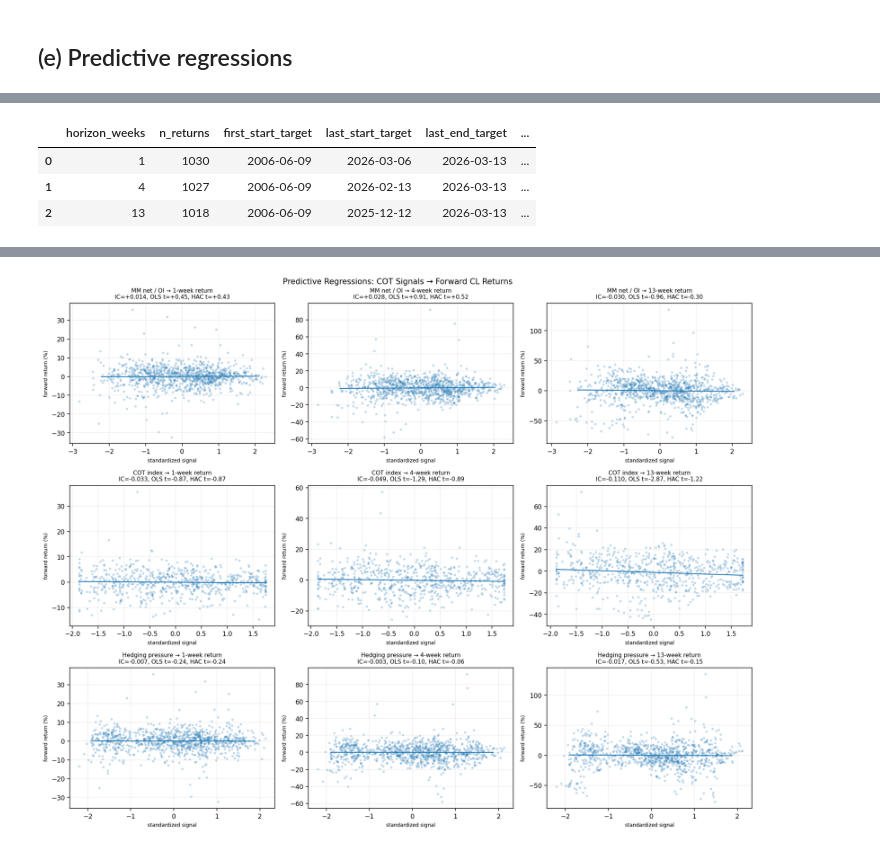
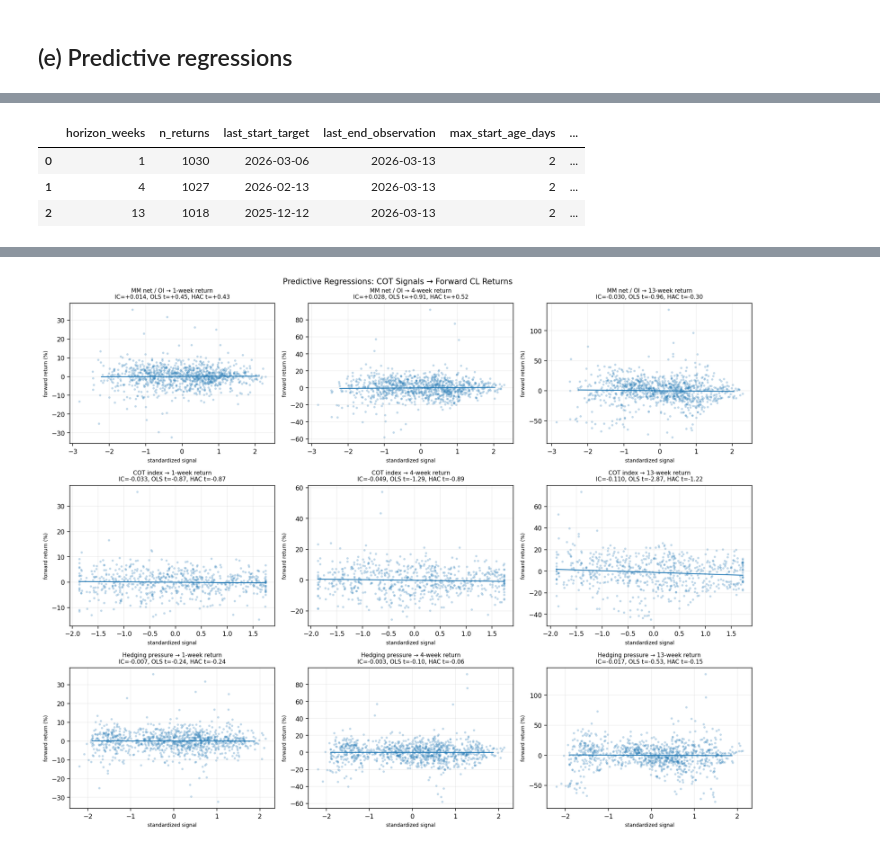
Before and after one commit to ajo2159/IEOR-E4576-HW2, a Jupyter notebook: IEOR_E4576_HW2.ipynb, the cells around one changed output, grey strips where cells are left out. Saved outputs shown, nothing was run; the diff lists cells and outputs as text; code cells hidden in the pictures.

```diff
--- a/IEOR_E4576_HW2.ipynb
+++ b/IEOR_E4576_HW2.ipynb
@@ -205,11 +247,14 @@ Disaggregated accounting identity:
 # %%
 # Contract metadata for CL. The assignment specifies rolling a few days before
 # each contract's last trading day, so lasttrddate is the roll anchor here.
-cl_info = conn.raw_sql("""
+# For Question 1 only, startdate is capped to the submitted CL snapshot so
+# later listings cannot enter a future rerun.
+cl_info = conn.raw_sql(f"""
     SELECT futcode, contrcode, contrdate, lasttrddate, firstnoticedate, startdate
     FROM trdstrm.wrds_contract_info
     WHERE contrcode = 1986
       AND lasttrddate >= '2006-01-01'
+      AND (startdate IS NULL OR startdate <= '{CL_AS_OF_DATE:%Y-%m-%d}')
     ORDER BY lasttrddate, futcode
 """, date_cols=['lasttrddate', 'firstnoticedate', 'startdate'])
 
@@ -219,6 +264,6 @@ cl_info = (cl_info.dropna(subset=['lasttrddate'])
                   .drop_duplicates('futcode'))
 
 assert cl_info['lasttrddate'].is_monotonic_increasing
-print(f'CL contracts: {len(cl_info)}')
+print(f'CL contracts listed by snapshot date: {len(cl_info)}')
 cl_info.head()
 # %% [output]
@@ -230,12 +275,14 @@ CL contracts: 373
 | 3 | 75148 | 1986.0 | 0506 | 2006-04-20 | NaT | 2003-11-21 |
 | 4 | 38084 | 1986.0 | 0606 | 2006-05-22 | NaT | 2003-05-21 |
 # %%
-# Daily settlements for all CL contracts in the metadata table.
+# Daily settlements for all CL contracts in the metadata table, frozen to the
+# submitted Question 1 CL snapshot.
 futcodes = ','.join(cl_info['futcode'].astype(str))
 cl_px = conn.raw_sql(f"""
     SELECT DISTINCT futcode, date_ AS date, settlement
     FROM trdstrm.wrds_fut_contract
     WHERE futcode IN ({futcodes})
+      AND date_ <= '{CL_AS_OF_DATE:%Y-%m-%d}'
     ORDER BY futcode, date_
 """, date_cols=['date'])
 
@@ -246,8 +293,15 @@ cl_px = (cl_px.dropna(subset=['date', 'settlement'])
               .reset_index(drop=True))
 
 assert not cl_px.duplicated(['futcode', 'date']).any()
+assert cl_px['date'].max() <= CL_AS_OF_DATE
+_cl_hash = pd.util.hash_pandas_object(
+    cl_px[['futcode', 'date', 'settlement']], index=False
+).values.tobytes()
+CL_PRICE_SHA256 = hashlib.sha256(_cl_hash).hexdigest()
+
 print(f'CL price bars: {len(cl_px):,}')
 print(f'Price history: {cl_px["date"].min():%Y-%m-%d} to {cl_px["date"].max():%Y-%m-%d}')
+print(f'CL settlement snapshot SHA256: {CL_PRICE_SHA256}')
 # %% [output]
 CL price bars: 487,828
 Price history: 1999-11-22 to 2026-04-03
@@ -878,35 +1164,58 @@ display(res_df.assign(**{c: res_df[c].map(f) for c, f in fmt.items()}))
 # %%
-# Alignment / stale-data audit. Timing errors and roll contamination can dominate
-# a predictive futures backtest, so fail explicitly if any invariant is violated.
+# Alignment / stale-data audit.  Fail explicitly if timing invariants are violated.
 audit_rows = []
+post_audit_rows = []
 for h in [1, 4, 13]:
     valid = wide[f'fwd_ret_{h}w'].notna()
-    if not valid.any():
-        continue
+    if valid.any():
+        starts = wide.loc[valid, 'friday']
+        start_obs_dates = pd.to_datetime(wide.loc[valid, 'return_index_fri_date'])
+        ends = pd.to_datetime(wide.loc[valid, f'end_target_{h}w'])
+        end_obs_dates = pd.to_datetime(wide.loc[valid, f'end_return_index_date_{h}w'])
 
-    starts = wide.loc[valid, 'friday']
-    start_obs_dates = pd.to_datetime(wide.loc[valid, 'return_index_fri_date'])
-    ends = pd.to_datetime(wide.loc[valid, f'end_target_{h}w'])
-    end_obs_dates = pd.to_datetime(wide.loc[valid, f'end_return_index_date_{h}w'])
+        assert (start_obs_dates <= starts).all()
+        assert (end_obs_dates <= ends).all()
+        assert ((starts - start_obs_dates).dt.days <= 3).all()
+        assert ((ends - end_obs_dates).dt.days <= 3).all()
+        assert (end_obs_dates > start_obs_dates).all()
+        assert (end_obs_dates <= front_return_index.index.max()).all()
 
-    assert (start_obs_dates <= starts).all()
-    assert (end_obs_dates <= ends).all()
-    assert ((starts - start_obs_dates).dt.days <= 3).all()
-    assert ((ends - end_obs_dates).dt.days <= 3).all()
-    assert (end_obs_dates > start_obs_dates).all()
-    assert (end_obs_dates <= front_return_index.index.max()).all()
+        audit_rows.append({
+            'horizon_weeks': h,
+            'n_returns': int(valid.sum()),
+            'last_start_target': starts.max().date(),
+            'last_end_observation': end_obs_dates.max().date(),
+            'max_start_age_days': int((starts - start_obs_dates).dt.days.max()),
+            'max_end_age_days': int((ends - end_obs_dates).dt.days.max()),
+        })
 
-    audit_rows.append({
-        'horizon_weeks': h,
-        'n_returns': int(valid.sum()),
-        'first_start_target': starts.min().date(),
-        'last_start_target': starts.max().date(),
-        'last_end_target': ends.max().date(),
-        'last_end_observation': end_obs_dates.max().date(),
-        'max_start_age_days': int((starts - start_obs_dates).dt.days.max()),
-        'max_end_age_days': int((ends - end_obs_dates).dt.days.max()),
-    })
+    pvalid = wide[f'post_fwd_ret_{h}w'].notna()
+    if pvalid.any():
+        release_fridays = pd.to_datetime(wide.loc[pvalid, 'friday'])
+        post_starts = pd.to_datetime(wide.loc[pvalid, 'post_release_start_date'])
+        post_targets = pd.to_datetime(wide.loc[pvalid, f'post_end_target_{h}w'])
+        post_ends = pd.to_datetime(wide.loc[pvalid, f'post_end_date_{h}w'])
 
+        assert (post_starts > release_fridays).all()
+        assert ((post_starts - release_fridays).dt.days.between(1, 4)).all()
+        assert (post_ends <= post_targets).all()
+        assert ((post_targets - post_ends).dt.days.between(0, 3)).all()
+        assert (post_ends > post_starts).all()
+        assert (post_ends <= front_return_index.index.max()).all()
+
+        post_audit_rows.append({
+            'horizon_weeks': h,
+            'n_returns': int(pvalid.sum()),
+            'max_release_to_start_days': int((post_starts - release_fridays).dt.days.max()),
+            'max_end_age_days': int((post_targets - post_ends).dt.days.max()),
+            'last_start_observation': post_starts.max().date(),
+            'last_end_observation': post_ends.max().date(),
+        })
+
+print('Assignment-timing alignment audit')
 audit_df = pd.DataFrame(audit_rows)
 display(audit_df)
+print('Post-release timing alignment audit')
+post_release_audit_df = pd.DataFrame(post_audit_rows)
+display(post_release_audit_df)
 # %% [output]
@@ -913,4 +1223,4 @@ display(audit_df)
-|  | horizon_weeks | n_returns | first_start_target | last_start_target | last_end_target | ... |
-| 0 | 1 | 1030 | 2006-06-09 | 2026-03-06 | 2026-03-13 | ... |
-| 1 | 4 | 1027 | 2006-06-09 | 2026-02-13 | 2026-03-13 | ... |
-| 2 | 13 | 1018 | 2006-06-09 | 2025-12-12 | 2026-03-13 | ... |
+|  | horizon_weeks | n_returns | last_start_target | last_end_observation | max_start_age_days | ... |
+| 0 | 1 | 1030 | 2026-03-06 | 2026-03-13 | 2 | ... |
+| 1 | 4 | 1027 | 2026-02-13 | 2026-03-13 | 2 | ... |
+| 2 | 13 | 1018 | 2025-12-12 | 2026-03-13 | 2 | ... |
```
Also changed, not shown: parts of 21 cells of this notebook, 1 other file.
